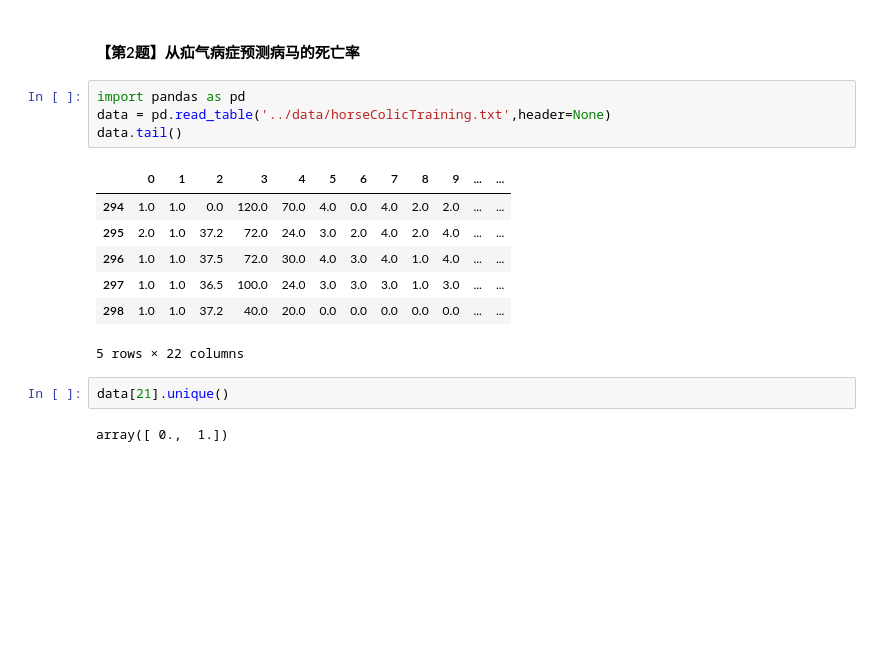
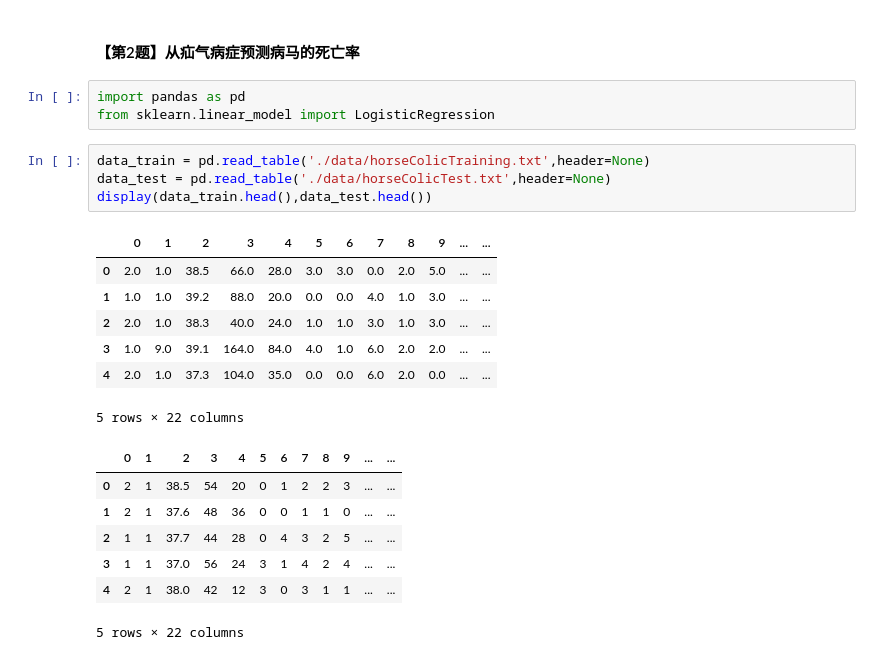
Before and after one commit to nanfengpo/LogisticRegression_python, a Jupyter notebook: get_started/LogisticRegression.ipynb, the cells around one changed output. Cells and saved outputs as stored; diff of their text form; blank space fills up the shorter version.

```diff
--- a/get_started/LogisticRegression.ipynb
+++ b/get_started/LogisticRegression.ipynb
@@ -222,19 +222,25 @@ Accuracy: 0.675401781144
  [2735 6112]]
 # %% [markdown]
 #### 【第2题】从疝气病症预测病马的死亡率
+# %%
+import pandas as pd
+from sklearn.linear_model import LogisticRegression
 # %%
-import pandas as pd
-data = pd.read_table('../data/horseColicTraining.txt',header=None)
-data.tail()
+data_train = pd.read_table('./data/horseColicTraining.txt',header=None)
+data_test = pd.read_table('./data/horseColicTest.txt',header=None)
+display(data_train.head(),data_test.head())
 # %% [output]
 |  | 0 | 1 | 2 | 3 | 4 | 5 | 6 | 7 | 8 | 9 | ... | ... |
-| 294 | 1.0 | 1.0 | 0.0 | 120.0 | 70.0 | 4.0 | 0.0 | 4.0 | 2.0 | 2.0 | ... | ... |
-| 295 | 2.0 | 1.0 | 37.2 | 72.0 | 24.0 | 3.0 | 2.0 | 4.0 | 2.0 | 4.0 | ... | ... |
-| 296 | 1.0 | 1.0 | 37.5 | 72.0 | 30.0 | 4.0 | 3.0 | 4.0 | 1.0 | 4.0 | ... | ... |
-| 297 | 1.0 | 1.0 | 36.5 | 100.0 | 24.0 | 3.0 | 3.0 | 3.0 | 1.0 | 3.0 | ... | ... |
-| 298 | 1.0 | 1.0 | 37.2 | 40.0 | 20.0 | 0.0 | 0.0 | 0.0 | 0.0 | 0.0 | ... | ... |
+| 0 | 2.0 | 1.0 | 38.5 | 66.0 | 28.0 | 3.0 | 3.0 | 0.0 | 2.0 | 5.0 | ... | ... |
+| 1 | 1.0 | 1.0 | 39.2 | 88.0 | 20.0 | 0.0 | 0.0 | 4.0 | 1.0 | 3.0 | ... | ... |
+| 2 | 2.0 | 1.0 | 38.3 | 40.0 | 24.0 | 1.0 | 1.0 | 3.0 | 1.0 | 3.0 | ... | ... |
+| 3 | 1.0 | 9.0 | 39.1 | 164.0 | 84.0 | 4.0 | 1.0 | 6.0 | 2.0 | 2.0 | ... | ... |
+| 4 | 2.0 | 1.0 | 37.3 | 104.0 | 35.0 | 0.0 | 0.0 | 6.0 | 2.0 | 0.0 | ... | ... |
 5 rows × 22 columns
+|  | 0 | 1 | 2 | 3 | 4 | 5 | 6 | 7 | 8 | 9 | ... | ... |
+| 0 | 2 | 1 | 38.5 | 54 | 20 | 0 | 1 | 2 | 2 | 3 | ... | ... |
+| 1 | 2 | 1 | 37.6 | 48 | 36 | 0 | 0 | 1 | 1 | 0 | ... | ... |
+| 2 | 1 | 1 | 37.7 | 44 | 28 | 0 | 4 | 3 | 2 | 5 | ... | ... |
+| 3 | 1 | 1 | 37.0 | 56 | 24 | 3 | 1 | 4 | 2 | 4 | ... | ... |
+| 4 | 2 | 1 | 38.0 | 42 | 12 | 3 | 0 | 3 | 1 | 1 | ... | ... |
+5 rows × 22 columns
-# %%
-data[21].unique()
-# %% [output]
-array([ 0.,  1.])
```
Also changed, not shown: parts of 5 cells of this notebook.
